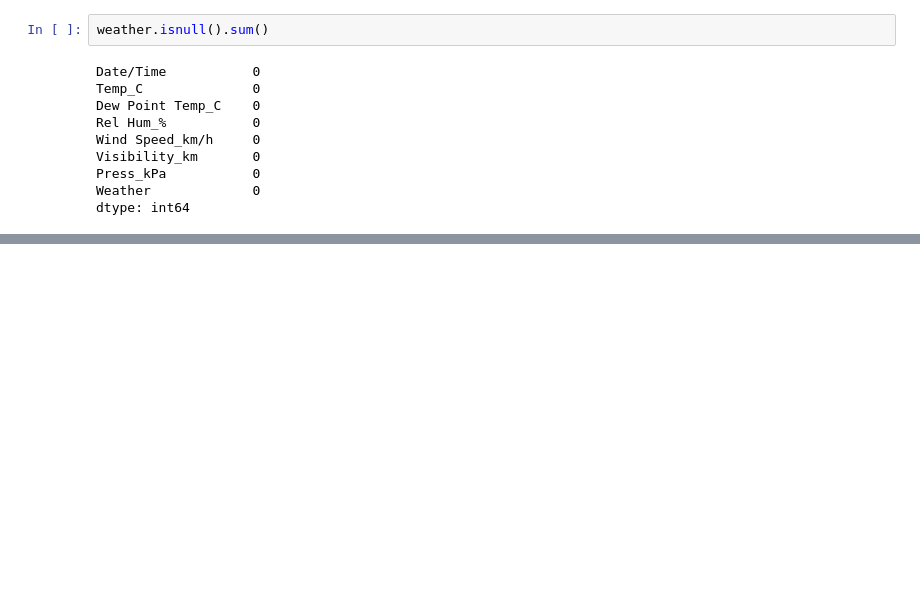
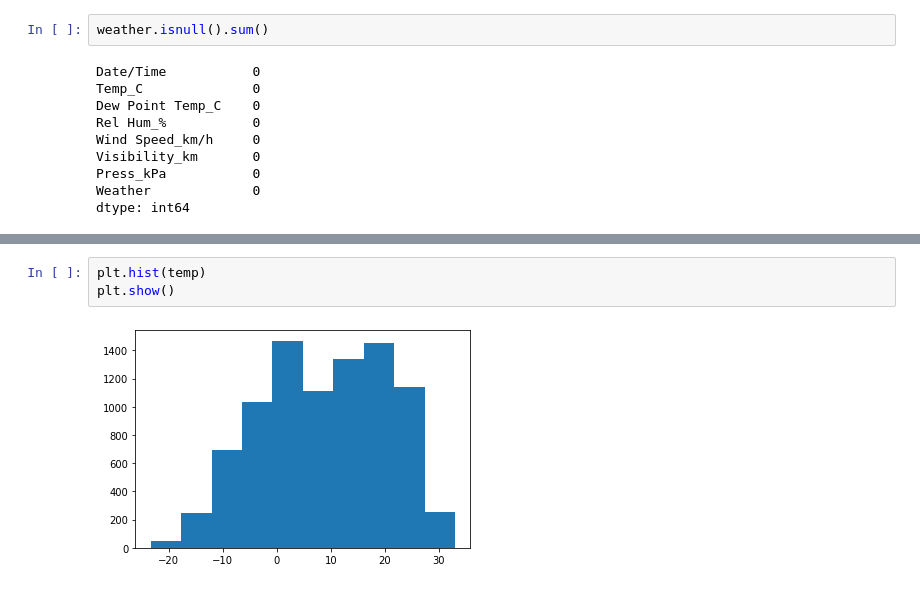
Before and after one commit to Jai-Verma-04/EDA-Weather, a Jupyter notebook: main.ipynb, the cells around one changed output, grey strips where cells are left out. Drawn from its saved outputs; the diff is of its cells as text; blank space fills up the shorter version.

```diff
--- a/main.ipynb
+++ b/main.ipynb
@@ -42,0 +305,5 @@ dtype: int64
+# %%
+plt.hist(temp)
+plt.show()
+# %% [output]
+[figure, added]
```
Also changed, not shown: parts of 30 cells of this notebook.
